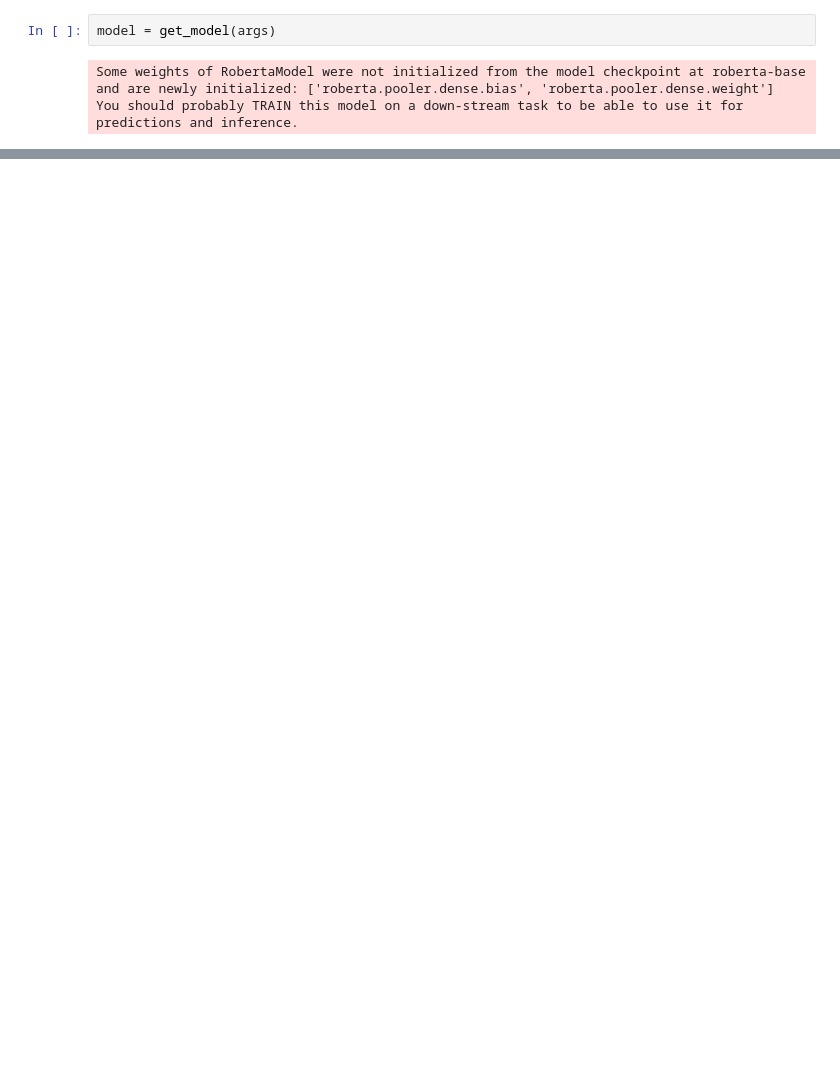
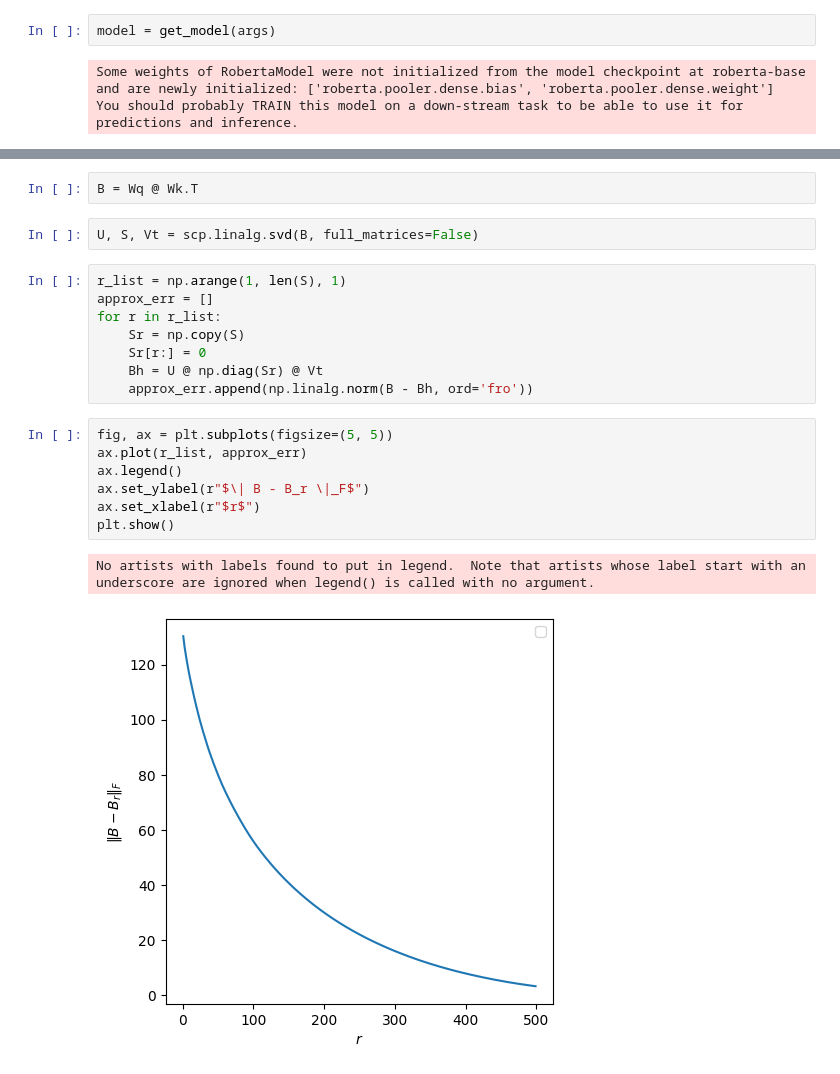
Before and after one commit to Laknath1996/cs-project, a Jupyter notebook: notebooks/1-dev.ipynb, the cells around one changed output, grey strips where cells are left out. Cells and saved outputs as stored; diff of their text form; blank space fills up the shorter version.

```diff
--- a/notebooks/1-dev.ipynb
+++ b/notebooks/1-dev.ipynb
@@ -262,0 +72,22 @@ TypeError: __init__() takes 2 positional arguments but 3 were given
+# %%
+B = Wq @ Wk.T
+# %%
+U, S, Vt = scp.linalg.svd(B, full_matrices=False)
+# %%
+r_list = np.arange(1, len(S), 1)
+approx_err = []
+for r in r_list:
+    Sr = np.copy(S)
+    Sr[r:] = 0
+    Bh = U @ np.diag(Sr) @ Vt
+    approx_err.append(np.linalg.norm(B - Bh, ord='fro'))
+# %%
+fig, ax = plt.subplots(figsize=(5, 5))
+ax.plot(r_list, approx_err)
+ax.legend()
+ax.set_ylabel(r"$\| B - B_r \|_F$")
+ax.set_xlabel(r"$r$")
+plt.show()
+# %% [output]
+No artists with labels found to put in legend.  Note that artists whose label start with an underscore are ignored when legend() is called with no argument.
+[figure, added]
```
Also changed, not shown: parts of 70 cells of this notebook, 5 other files.
